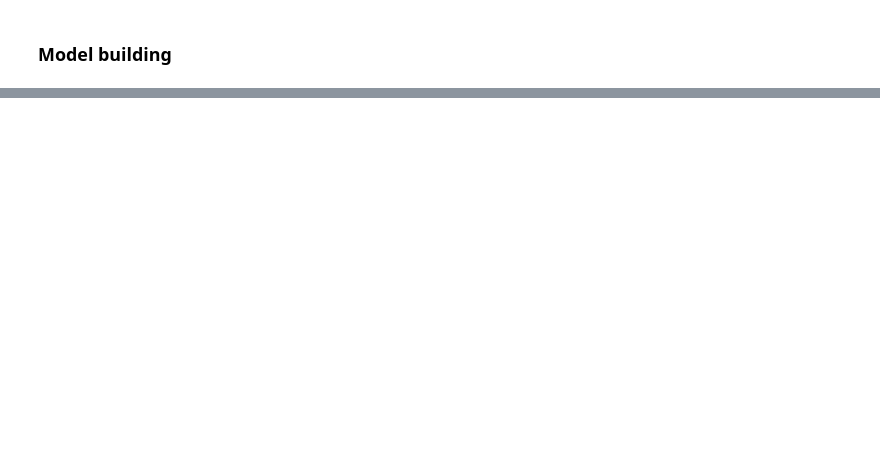
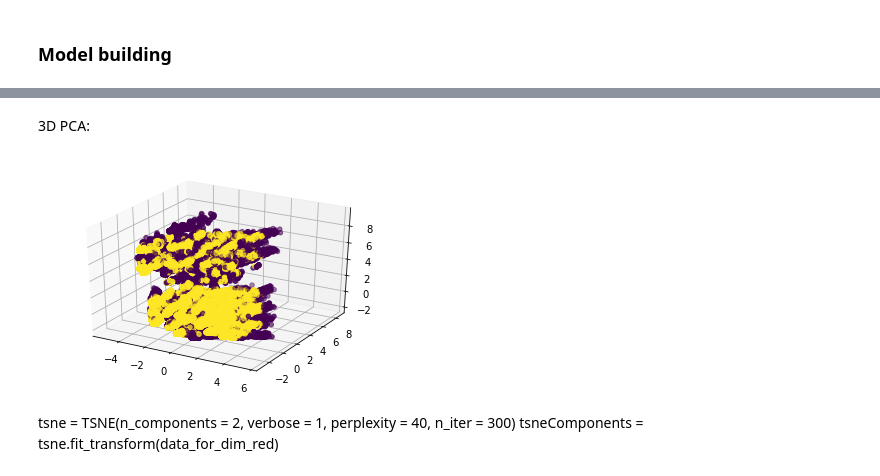
Before and after one commit to UVA-DSI-2019-Capstones/UVACyber, a Jupyter notebook: karan/day03.ipynb, the cells around one changed output, grey strips where cells are left out. Saved outputs shown, nothing was run; the diff lists cells and outputs as text; code cells hidden in the pictures; blank space fills up the shorter version.

```diff
--- a/karan/day03.ipynb
+++ b/karan/day03.ipynb
@@ -130,0 +189,19 @@ isolation_scores = clf.fit_predict(data)
+# %% [markdown]
+3D PCA:
+# %%
+# PCA for 3 components
+pca = PCA(n_components = 3)
+principalComponents = pca.fit_transform(data_for_dim_red)
+principalComponents = pd.DataFrame(data = principalComponents, columns = ['PC1', 'PC2', 'PC3'])
+principalComponents['Predictions'] = predictions
+
+# plotting components
+fig = plt.figure()
+ax = plt.axes(projection='3d')
+ax.scatter3D(principalComponents['PC1'], principalComponents['PC2'], principalComponents['PC3'],
+             c = principalComponents['Predictions'], cmap = 'viridis');
+# %% [output]
+[figure, added]
+# %% [markdown]
+tsne = TSNE(n_components = 2, verbose = 1, perplexity = 40, n_iter = 300)
+tsneComponents = tsne.fit_transform(data_for_dim_red)
```
Also changed, not shown: parts of 15 cells of this notebook.
